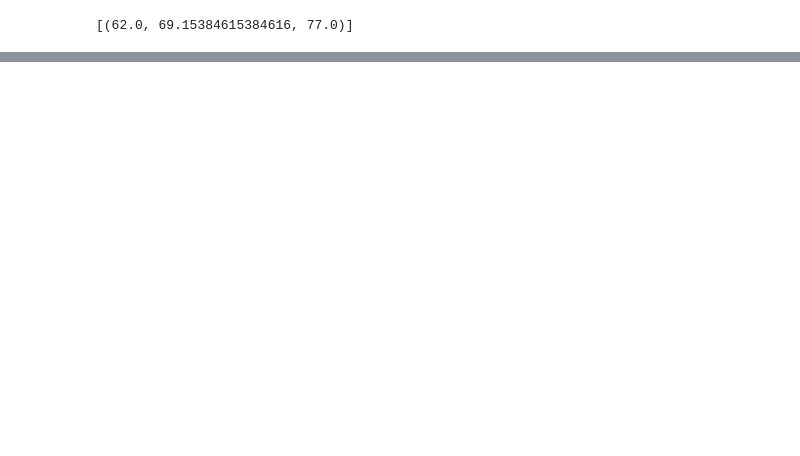
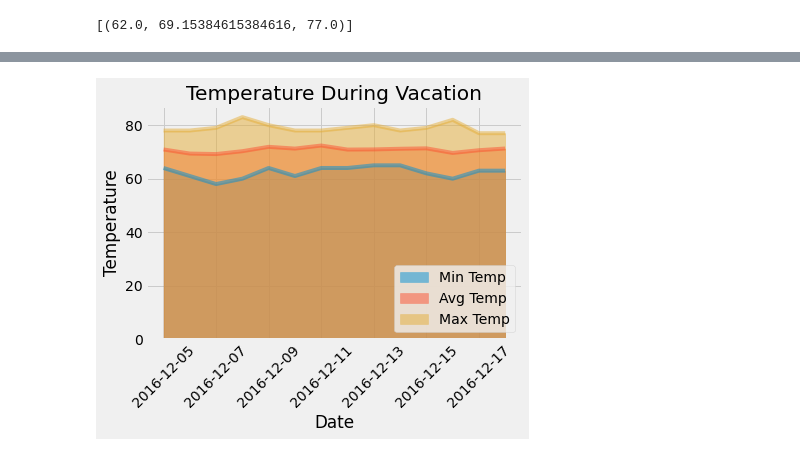
Before and after one commit to ckunakom/sqlalchemy-challenge, a Jupyter notebook: climate.ipynb, the cells around one changed output, grey strips where cells are left out. Cells and saved outputs as stored; diff of their text form; code cells hidden in the pictures; blank space fills up the shorter version.

```diff
--- a/climate.ipynb
+++ b/climate.ipynb
@@ -443,2 +429,10 @@ df
 # %%
 # Plot the daily normals as an area plot with `stacked=False`
+normals_df.plot(kind='area', rot=45, stacked=False)
+plt.title('Temperature During Vacation')
+plt.ylabel('Temperature')
+plt.xlabel('Date')
+plt.legend(loc='lower right')
+plt.show()
+# %% [output]
+[figure, added]
```
Also changed, not shown: parts of 14 cells of this notebook.
